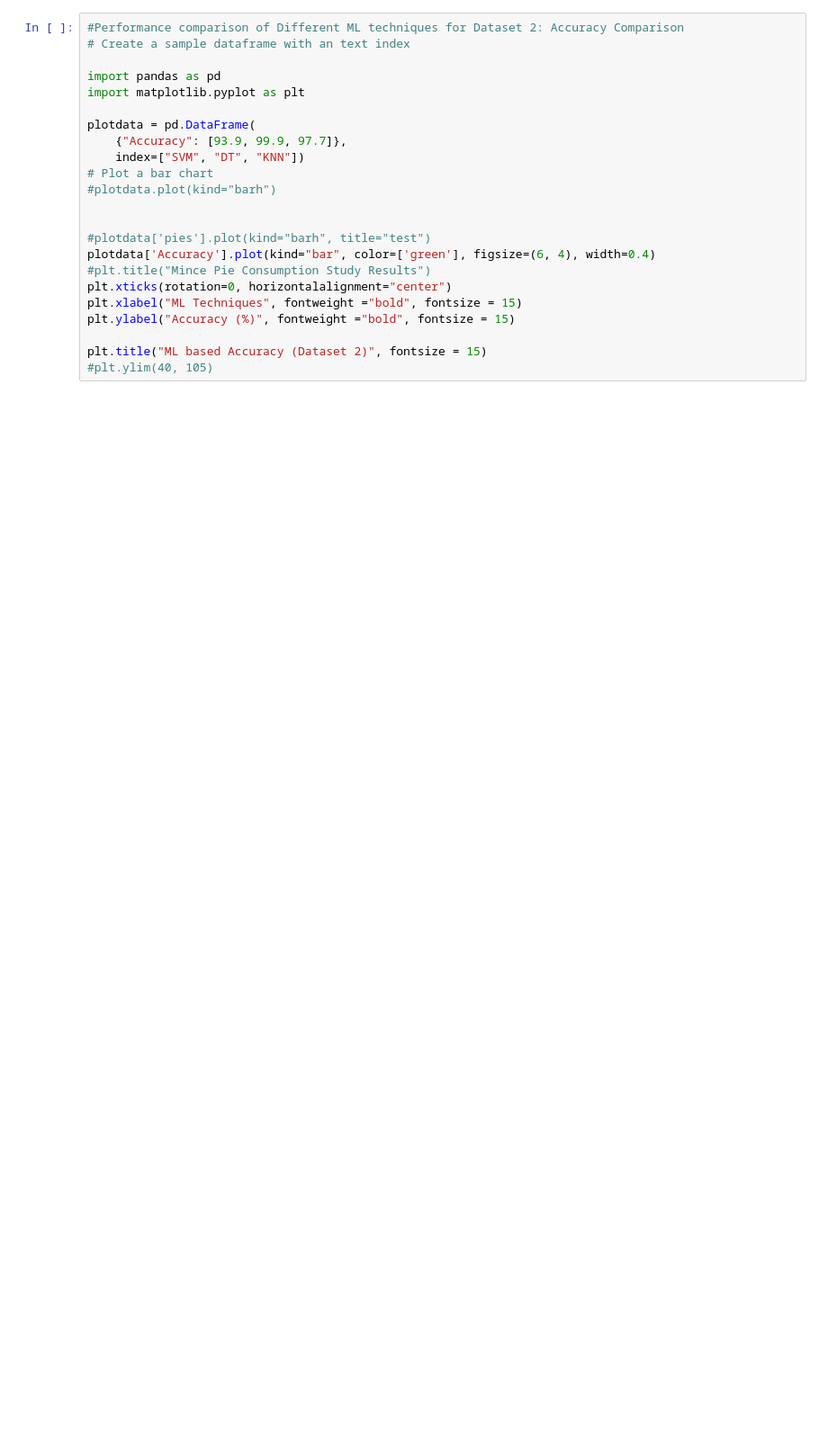
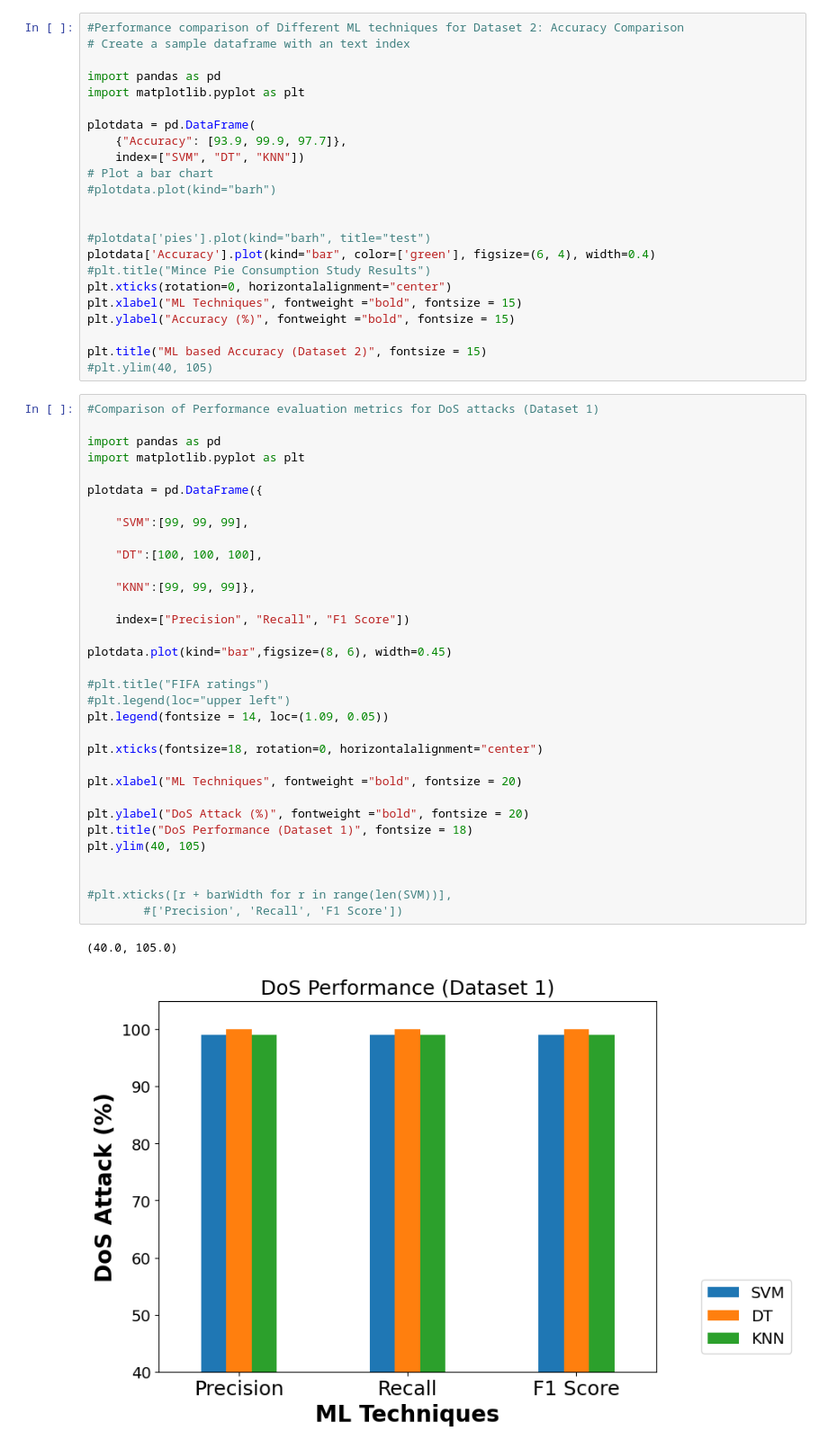
Before and after one commit to iaayushmaan/Intrusion-Detection-In-EV, a Jupyter notebook: Performance_comparison_analysis.ipynb, the cells around one changed output. Shown at 90% size. Drawn from its saved outputs; the diff is of its cells as text; blank space fills up the shorter version.

Commit message:
Added performance graphs

```diff
--- a/Performance_comparison_analysis.ipynb
+++ b/Performance_comparison_analysis.ipynb
@@ -315,3 +315,39 @@ plt.ylabel("Accuracy (%)", fontweight ="bold", fontsize = 15)
 
 plt.title("ML based Accuracy (Dataset 2)", fontsize = 15)
 #plt.ylim(40, 105)
+# %%
+#Comparison of Performance evaluation metrics for DoS attacks (Dataset 1)
+
+import pandas as pd
+import matplotlib.pyplot as plt
+
+plotdata = pd.DataFrame({
+
+    "SVM":[99, 99, 99],
+
+    "DT":[100, 100, 100],
+
+    "KNN":[99, 99, 99]},
+
+    index=["Precision", "Recall", "F1 Score"])
+
+plotdata.plot(kind="bar",figsize=(8, 6), width=0.45)
+
+#plt.title("FIFA ratings")
+#plt.legend(loc="upper left")
+plt.legend(fontsize = 14, loc=(1.09, 0.05))
+
+plt.xticks(fontsize=18, rotation=0, horizontalalignment="center")
+
+plt.xlabel("ML Techniques", fontweight ="bold", fontsize = 20)
+
+plt.ylabel("DoS Attack (%)", fontweight ="bold", fontsize = 20)
+plt.title("DoS Performance (Dataset 1)", fontsize = 18)
+plt.ylim(40, 105)
+
+
+#plt.xticks([r + barWidth for r in range(len(SVM))],
+        #['Precision', 'Recall', 'F1 Score'])
+# %% [output]
+(40.0, 105.0)
+[figure, added]
```
Also changed, not shown: parts of 9 cells of this notebook.
